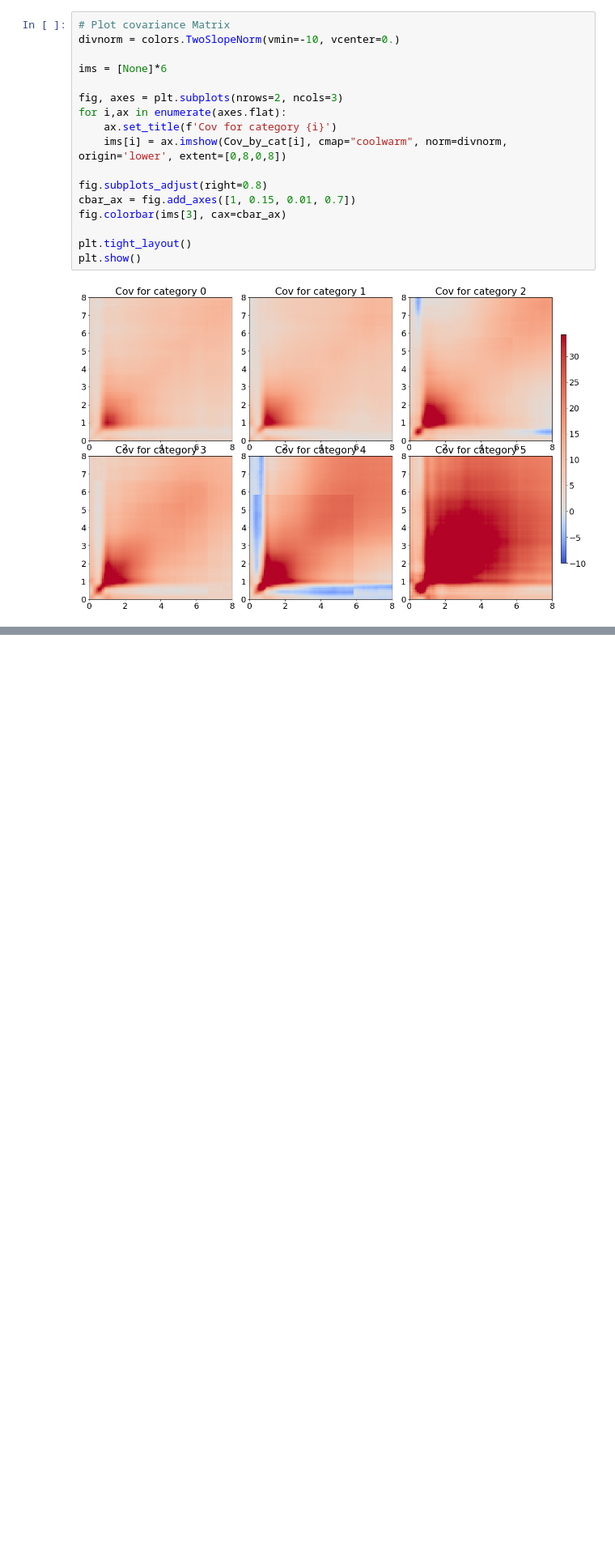
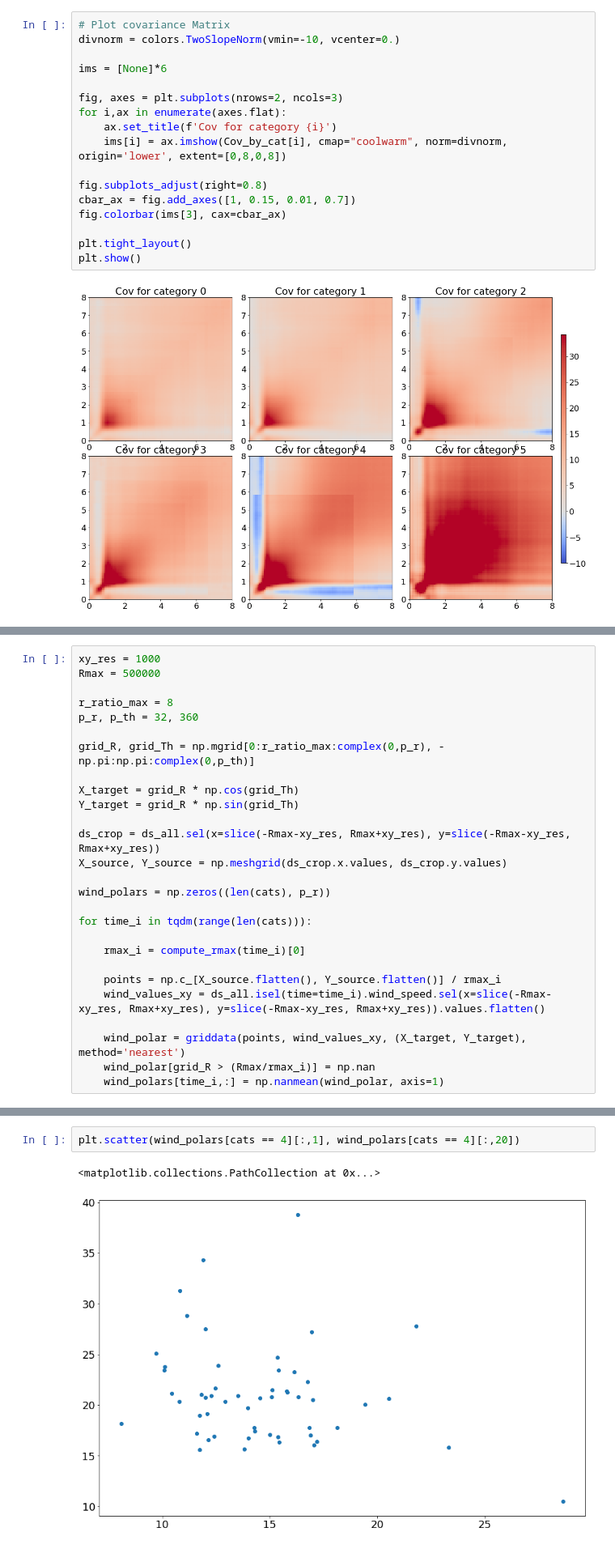
Before and after one commit to E-leg/Project_Tropical_Cyclones, a Jupyter notebook: tc_sar_stats.ipynb, the cells around one changed output, grey strips where cells are left out. Shown at 81% size. Drawn from its saved outputs; the diff is of its cells as text; blank space fills up the shorter version.

```diff
--- a/tc_sar_stats.ipynb
+++ b/tc_sar_stats.ipynb
@@ -646,0 +652,27 @@ plt.show()
+# %%
+xy_res = 1000
+Rmax = 500000
+
+r_ratio_max = 8
+p_r, p_th = 32, 360
+
+grid_R, grid_Th = np.mgrid[0:r_ratio_max:complex(0,p_r), -np.pi:np.pi:complex(0,p_th)]
+
+X_target = grid_R * np.cos(grid_Th)
+Y_target = grid_R * np.sin(grid_Th)
+
+ds_crop = ds_all.sel(x=slice(-Rmax-xy_res, Rmax+xy_res), y=slice(-Rmax-xy_res, Rmax+xy_res))
+X_source, Y_source = np.meshgrid(ds_crop.x.values, ds_crop.y.values)
+
+wind_polars = np.zeros((len(cats), p_r))
+
+for time_i in tqdm(range(len(cats))):
+
+    rmax_i = compute_rmax(time_i)[0]
+
+    points = np.c_[X_source.flatten(), Y_source.flatten()] / rmax_i
+    wind_values_xy = ds_all.isel(time=time_i).wind_speed.sel(x=slice(-Rmax-xy_res, Rmax+xy_res), y=slice(-Rmax-xy_res, Rmax+xy_res)).values.flatten()
+
+    wind_polar = griddata(points, wind_values_xy, (X_target, Y_target), method='nearest')
+    wind_polar[grid_R > (Rmax/rmax_i)] = np.nan
+    wind_polars[time_i,:] = np.nanmean(wind_polar, axis=1)
@@ -646,0 +714,5 @@ plt.show()
+# %%
+plt.scatter(wind_polars[cats == 4][:,1], wind_polars[cats == 4][:,20])
+# %% [output]
+<matplotlib.collections.PathCollection at 0x...>
+[figure, added]
```
Also changed, not shown: parts of 16 cells of this notebook.
